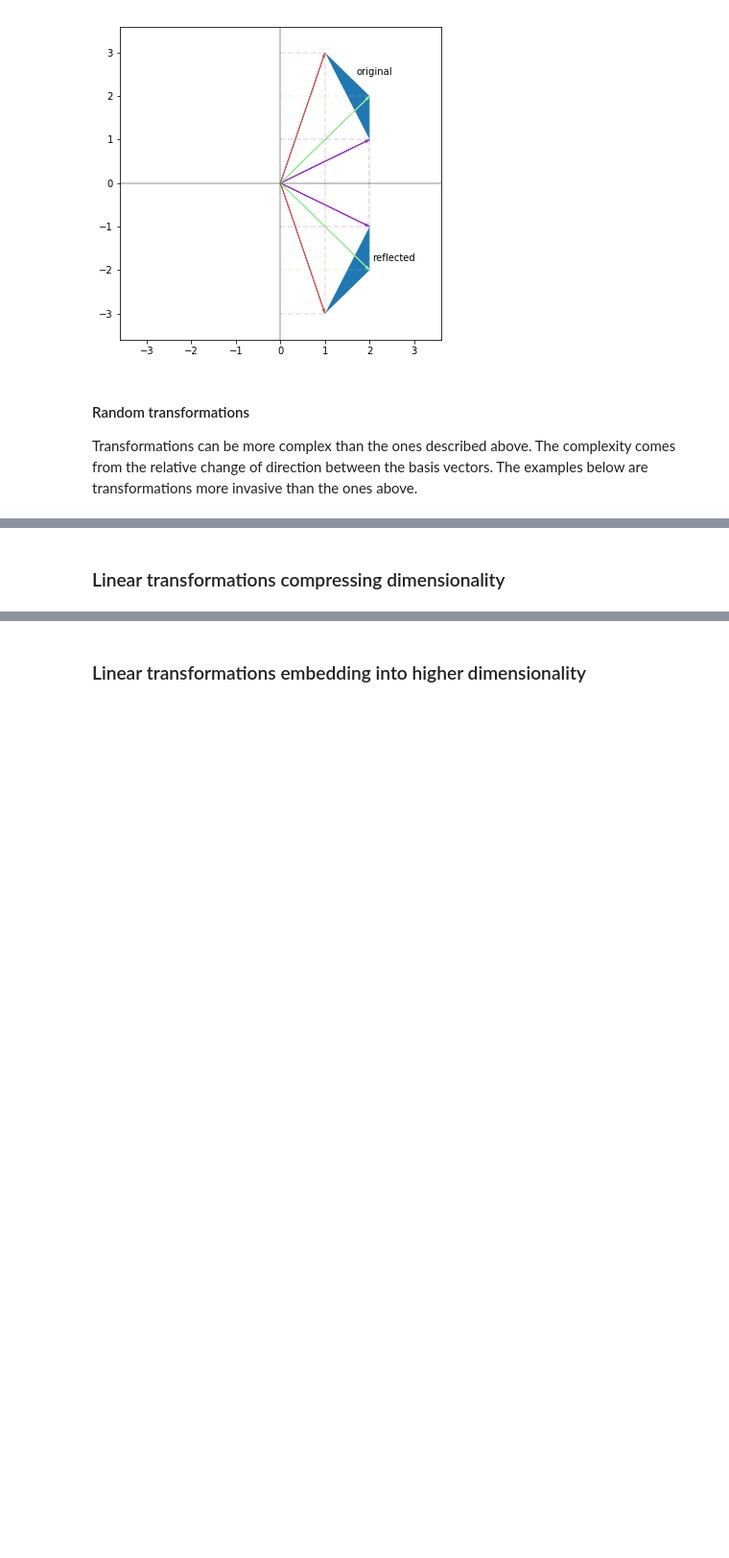
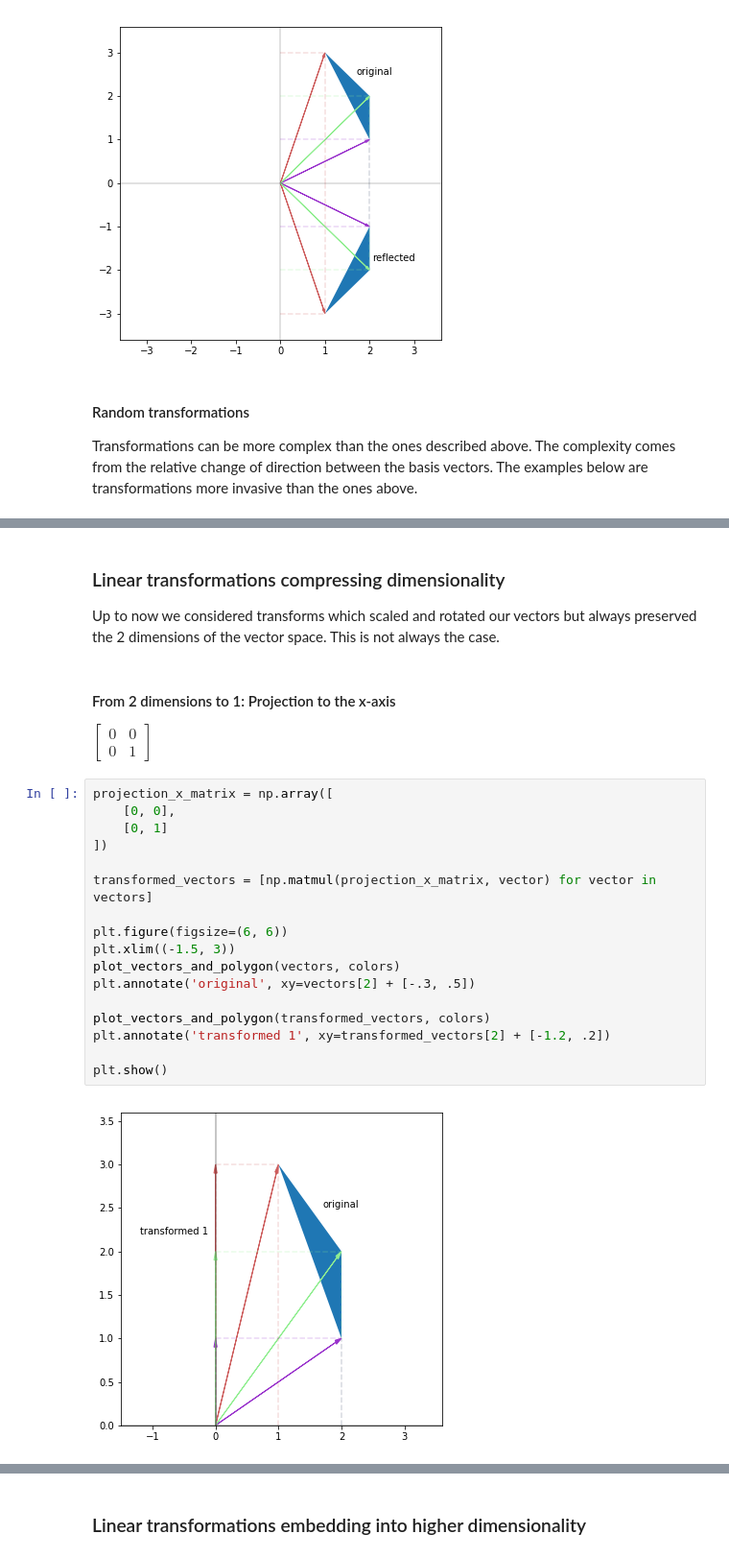
Before and after one commit to koulakis/interactive-math-for-data-science, a Jupyter notebook: linear_algebra.ipynb, the cells around one changed output, grey strips where cells are left out. Shown at 96% size. Saved outputs shown, nothing was run; the diff lists cells and outputs as text; blank space fills up the shorter version.

Commit message:
2d projections.

```diff
--- a/linear_algebra.ipynb
+++ b/linear_algebra.ipynb
@@ -444,2 +452,28 @@ plt.show()
-# %% [markdown]
-### Linear transformations compressing dimensionality
+# %% [markdown]
+### Linear transformations compressing dimensionality
+Up to now we considered transforms which scaled and rotated our vectors but always preserved the 2 dimensions of the vector space. This is not always the case.
+# %% [markdown]
+#### From 2 dimensions to 1: Projection to the x-axis
+$\begin{bmatrix}
+    0 & 0\\
+    0 & 1
+\end{bmatrix}$
+# %%
+projection_x_matrix = np.array([
+    [0, 0],
+    [0, 1]
+])
+
+transformed_vectors = [np.matmul(projection_x_matrix, vector) for vector in vectors]
+
+plt.figure(figsize=(6, 6))
+plt.xlim((-1.5, 3))
+plot_vectors_and_polygon(vectors, colors)
+plt.annotate('original', xy=vectors[2] + [-.3, .5])
+
+plot_vectors_and_polygon(transformed_vectors, colors)
+plt.annotate('transformed 1', xy=transformed_vectors[2] + [-1.2, .2])
+
+plt.show()
+# %% [output]
+[figure, added]
```
Also changed, not shown: parts of 11 cells of this notebook.
